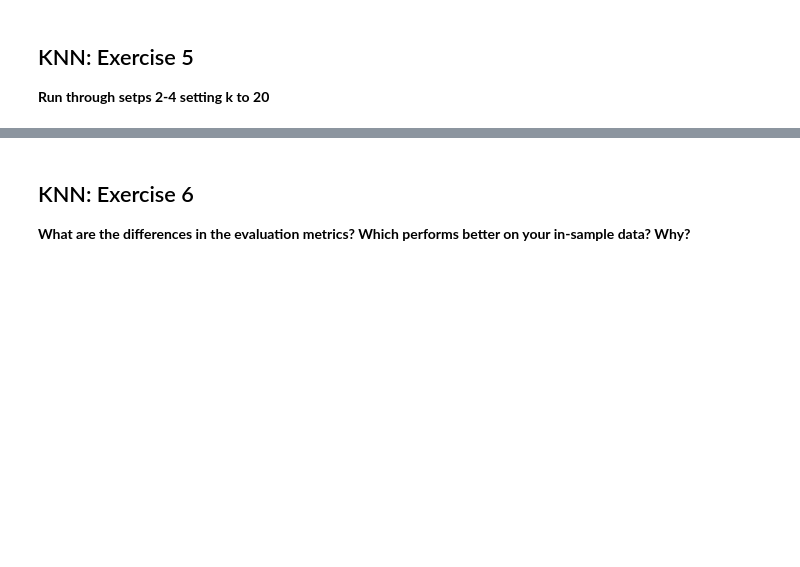
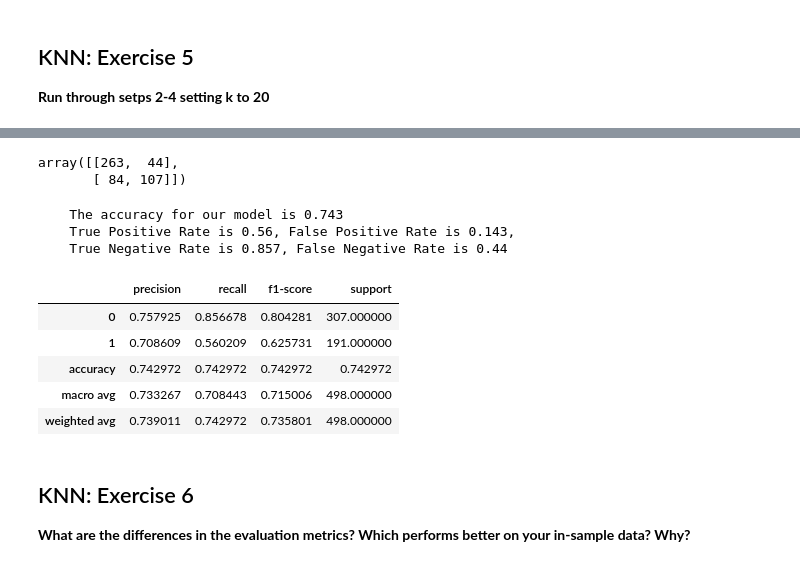
Before and after one commit to barbmarques/classification-exercises, a Jupyter notebook: model.ipynb, the cells around one changed output, grey strips where cells are left out. Drawn from its saved outputs; the diff is of its cells as text; code cells hidden in the pictures; blank space fills up the shorter version.

```diff
--- a/model.ipynb
+++ b/model.ipynb
@@ -582,3 +694,10 @@ rubric_df
 ## KNN: Exercise 5
 
 **Run through setps 2-4 setting k to 20**
+# %%
+#making the model
+k = 20
+knn_20 = KNeighborsClassifier(n_neighbors=k)
+# %%
+#train/fit the model
+knn_20_fit = knn_20.fit(X_train, y_train)
@@ -585,3 +728,24 @@ rubric_df
+# %%
+#Confusion matrix
+conf = confusion_matrix(y_train, y_pred)
+conf
+# %% [output]
+array([[263,  44],
+       [ 84, 107]])
+# %%
+# get metrics report on k=20
+knn_20_report_df = get_metrics_binary(knn_20)
+knn_20_report_df
+# %% [output]
+    The accuracy for our model is 0.743
+    True Positive Rate is 0.56, False Positive Rate is 0.143,
+    True Negative Rate is 0.857, False Negative Rate is 0.44
+|  | precision | recall | f1-score | support |
+| 0 | 0.757925 | 0.856678 | 0.804281 | 307.000000 |
+| 1 | 0.708609 | 0.560209 | 0.625731 | 191.000000 |
+| accuracy | 0.742972 | 0.742972 | 0.742972 | 0.742972 |
+| macro avg | 0.733267 | 0.708443 | 0.715006 | 498.000000 |
+| weighted avg | 0.739011 | 0.742972 | 0.735801 | 498.000000 |
 # %% [markdown]
 ## KNN: Exercise 6
 
```
Also changed, not shown: parts of 47 cells of this notebook.
